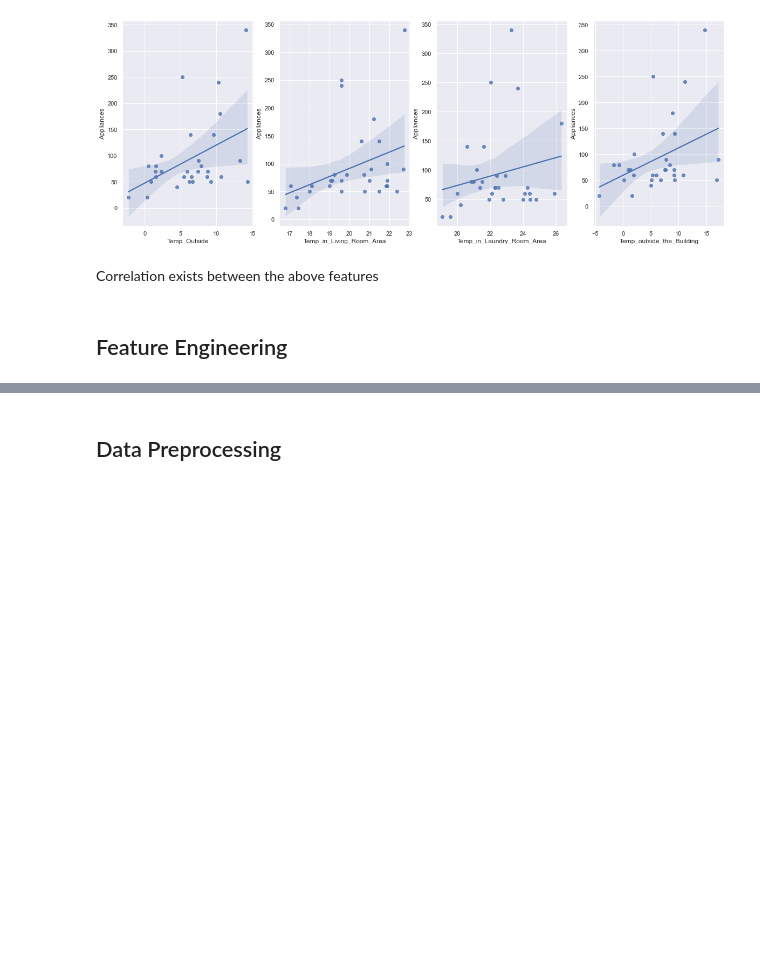
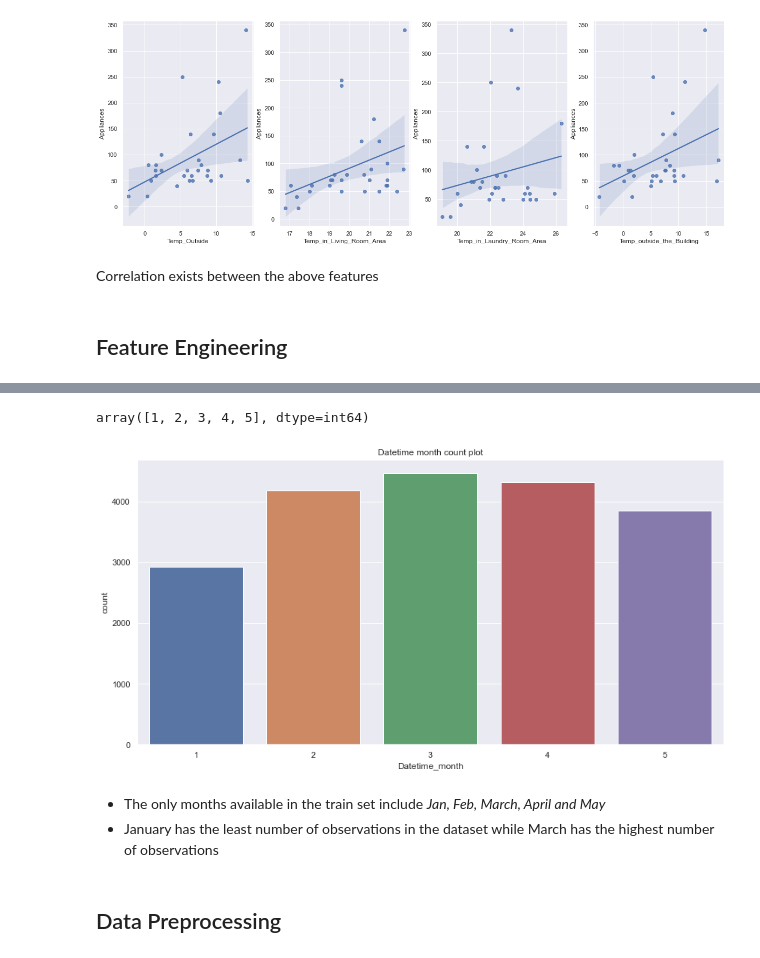
Before and after one commit to Godson199/Hamoye_stage_B, a Jupyter notebook: Hamoye _Internship_Stage_B_Project1.ipynb, the cells around one changed output, grey strips where cells are left out. Drawn from its saved outputs; the diff is of its cells as text; code cells hidden in the pictures; blank space fills up the shorter version.

```diff
--- a/Hamoye _Internship_Stage_B_Project1.ipynb
+++ b/Hamoye _Internship_Stage_B_Project1.ipynb
@@ -242,2 +253,17 @@ AttributeError: Can only use .dt accessor with datetimelike values
+# %%
+energy_data_1["Datetime_month"].unique()
+# %% [output]
+array([1, 2, 3, 4, 5], dtype=int64)
+# %%
+# Datetime month countplot
+plt.figure(figsize = (14, 7))
+sns.countplot(x = 'Datetime_month', data = energy_data_1)
+plt.title('Datetime month count plot')
+plt.show()
+# %% [output]
+[figure, added]
+# %% [markdown]
+- The only months available in the train set include *Jan, Feb, March, April and May*
+- January has the least number of observations in the dataset while March has the highest number of observations
 # %% [markdown]
 ## Data Preprocessing
```
Also changed, not shown: parts of 19 cells of this notebook.
